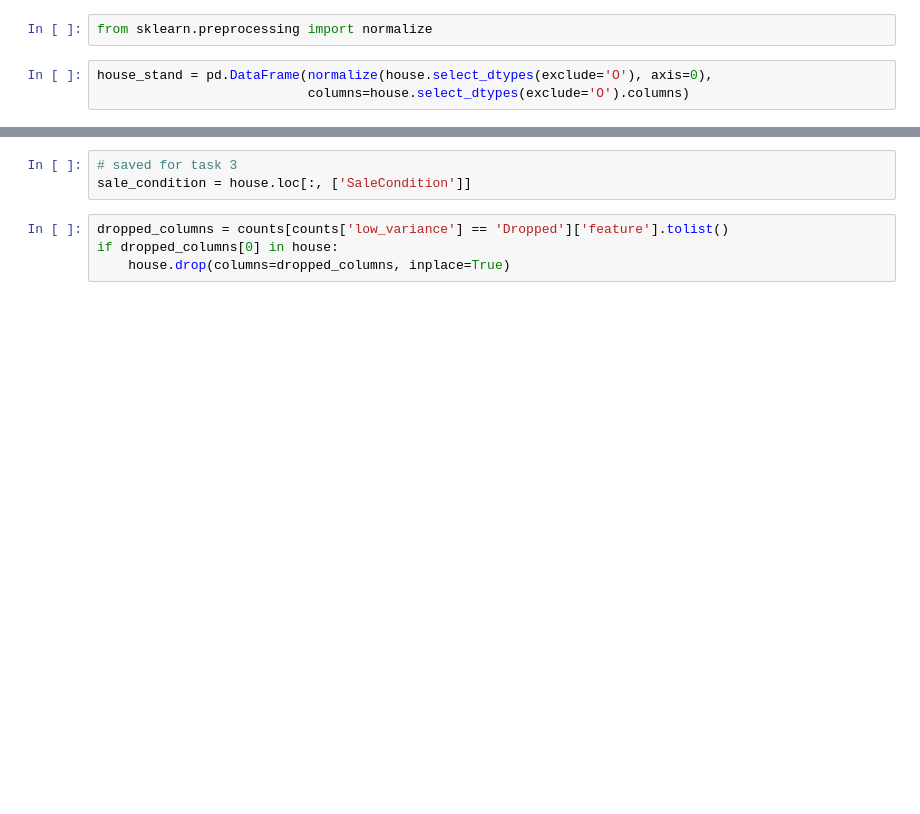
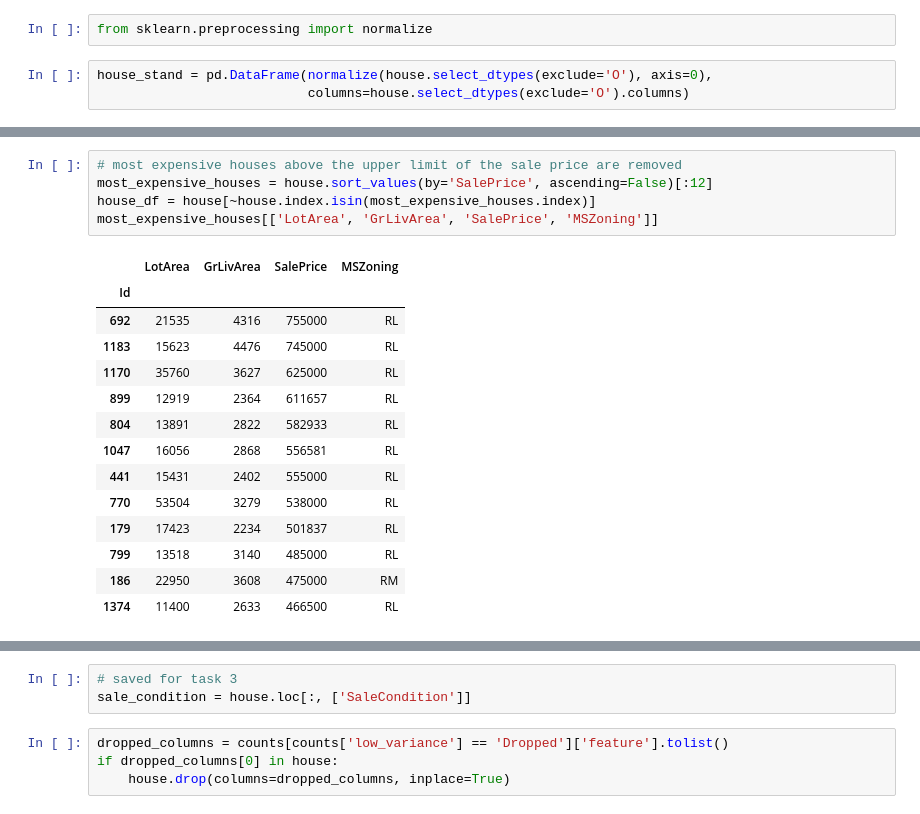
Before and after one commit to androi7/ds-mini-projects, a Jupyter notebook: House-Prices/House_Prices.ipynb, the cells around one changed output, grey strips where cells are left out. Cells and saved outputs as stored; diff of their text form; blank space fills up the shorter version.

```diff
--- a/House-Prices/House_Prices.ipynb
+++ b/House-Prices/House_Prices.ipynb
@@ -483,3 +528,23 @@ house.drop(index=most_expensive_houses_i, inplace=True)
+# %%
+# most expensive houses above the upper limit of the sale price are removed
+most_expensive_houses = house.sort_values(by='SalePrice', ascending=False)[:12]
+house_df = house[~house.index.isin(most_expensive_houses.index)]
+most_expensive_houses[['LotArea', 'GrLivArea', 'SalePrice', 'MSZoning']]
+# %% [output]
+|  | LotArea | GrLivArea | SalePrice | MSZoning |
+| Id |  |  |  |  |
+| 692 | 21535 | 4316 | 755000 | RL |
+| 1183 | 15623 | 4476 | 745000 | RL |
+| 1170 | 35760 | 3627 | 625000 | RL |
+| 899 | 12919 | 2364 | 611657 | RL |
+| 804 | 13891 | 2822 | 582933 | RL |
+| 1047 | 16056 | 2868 | 556581 | RL |
+| 441 | 15431 | 2402 | 555000 | RL |
+| 770 | 53504 | 3279 | 538000 | RL |
+| 179 | 17423 | 2234 | 501837 | RL |
+| 799 | 13518 | 3140 | 485000 | RL |
+| 186 | 22950 | 3608 | 475000 | RM |
+| 1374 | 11400 | 2633 | 466500 | RL |
 # %%
 # checking for low variance features which aren't helpful for predicting a model (threshold 80%)
 # source: https://saadabbas.net/house-price-prediction/
```
Also changed, not shown: parts of 14 cells of this notebook.
